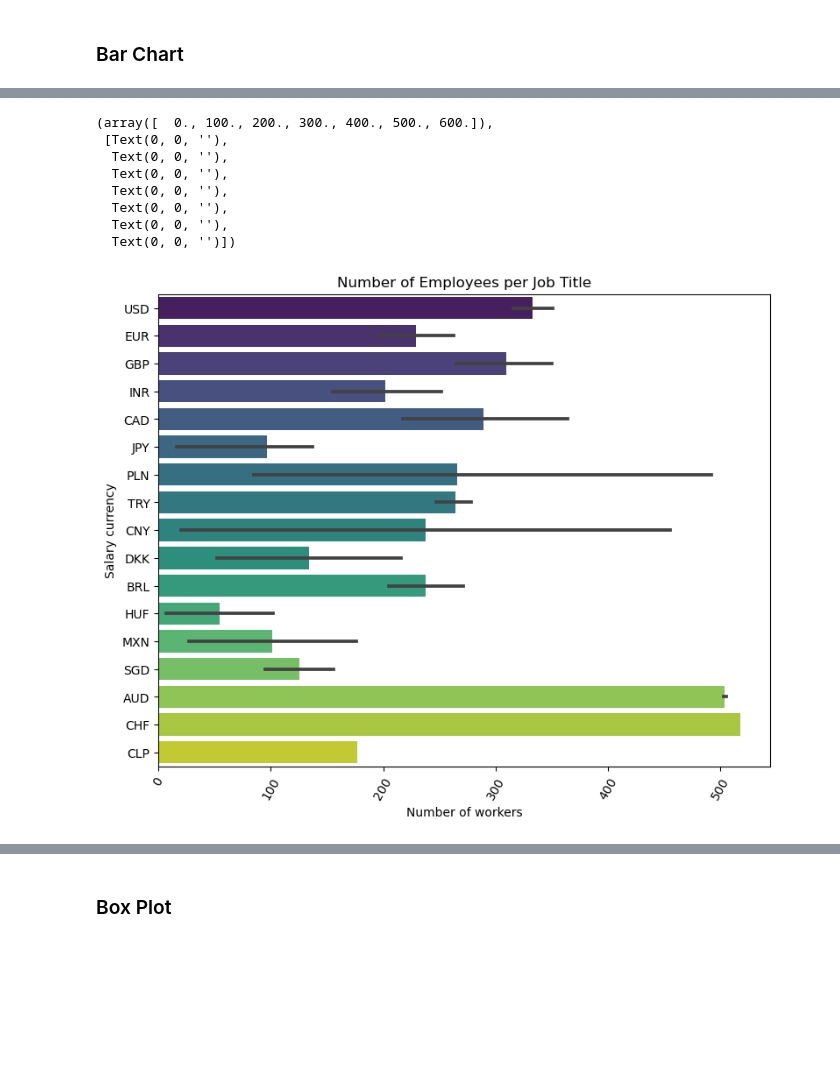
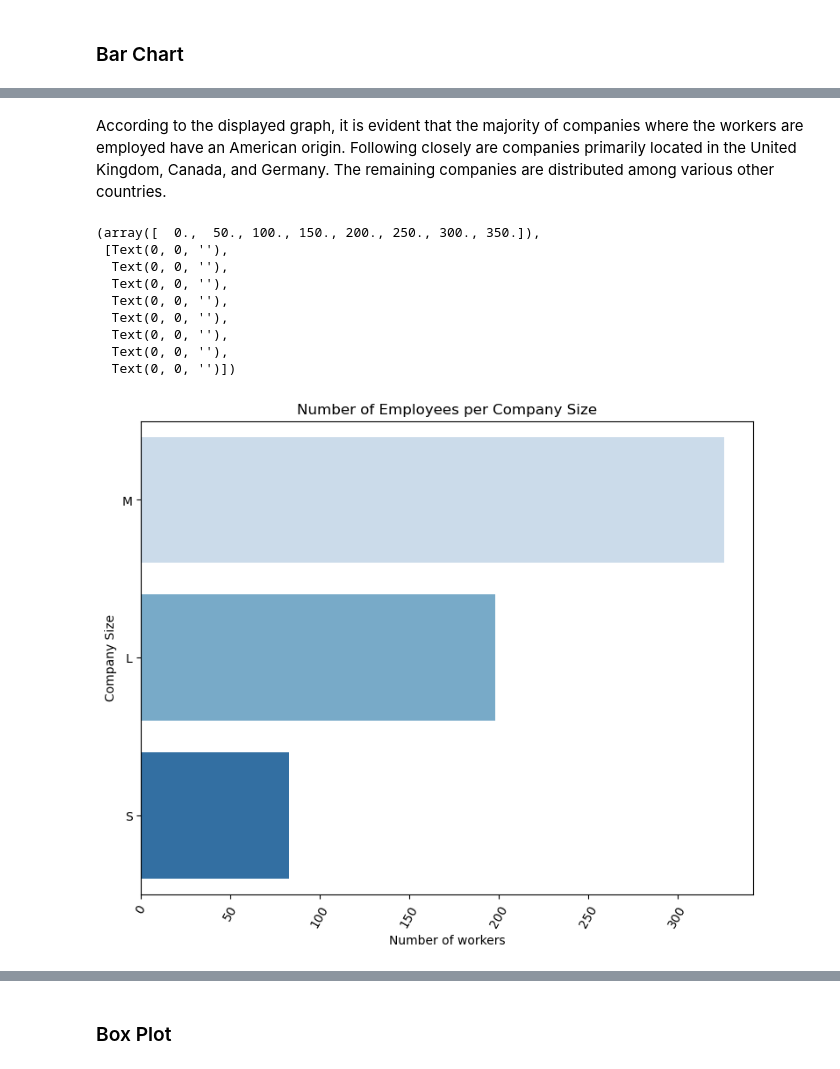
Before and after one commit to KimKarydas/Data-Science-Job-Salaries, a Jupyter notebook: Data_Science_Salaries.ipynb, the cells around one changed output, grey strips where cells are left out. Saved outputs shown, nothing was run; the diff lists cells and outputs as text; code cells hidden in the pictures; blank space fills up the shorter version.

```diff
--- a/Data_Science_Salaries.ipynb
+++ b/Data_Science_Salaries.ipynb
@@ -236,19 +346,28 @@ plt.xticks(rotation=60)
+# %% [markdown]
+According to the displayed graph, it is evident that the majority of companies where the workers are employed have an American origin. Following closely are companies primarily located in the United Kingdom, Canada, and Germany. The remaining companies are distributed among various other countries.
 # %%
-# salary_currency
-plt.figure(figsize=(9,7))
-order = df.groupby('salary_currency').size().sort_values(ascending=False).index
-ax = sns.barplot(x=df.index.values, y=df['salary_currency'], data=df, palette='viridis', order=order)
+company_size_counts = df['company_size'].value_counts()
+
+# Set up the plot
+plt.figure(figsize=(9, 7))
+order = company_size_counts.index
+
+# Plot the bar chart
+ax = sns.barplot(x=company_size_counts.values, y=order, palette='Blues', order=order)
+
+# Set labels and title
 plt.xlabel('Number of workers')
-plt.ylabel('Salary currency')
-plt.title('Number of Employees per Job Title')
+plt.ylabel('Company Size')
+plt.title('Number of Employees per Company Size')
 plt.xticks(rotation=60)
 # %% [output]
-(array([  0., 100., 200., 300., 400., 500., 600.]),
+(array([  0.,  50., 100., 150., 200., 250., 300., 350.]),
  [Text(0, 0, ''),
   Text(0, 0, ''),
   Text(0, 0, ''),
   Text(0, 0, ''),
   Text(0, 0, ''),
   Text(0, 0, ''),
+  Text(0, 0, ''),
   Text(0, 0, '')])
-[figure, old version]
+[figure, new version]
```
Also changed, not shown: parts of 30 cells of this notebook.
